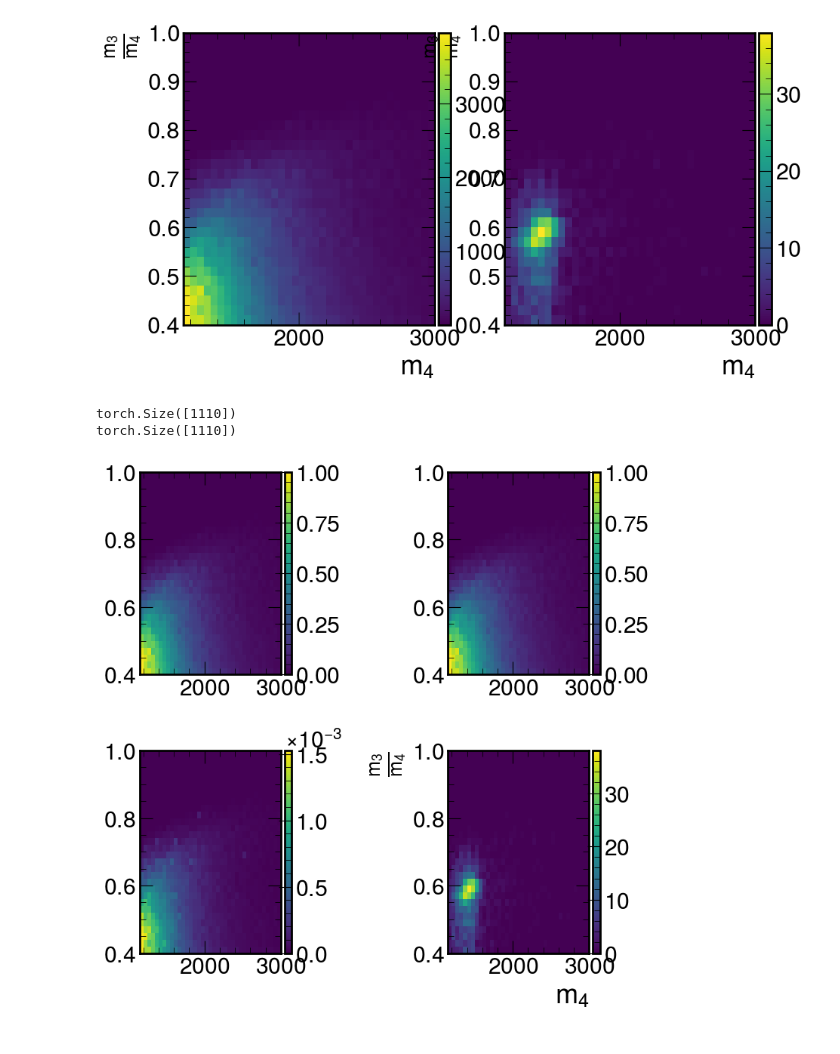
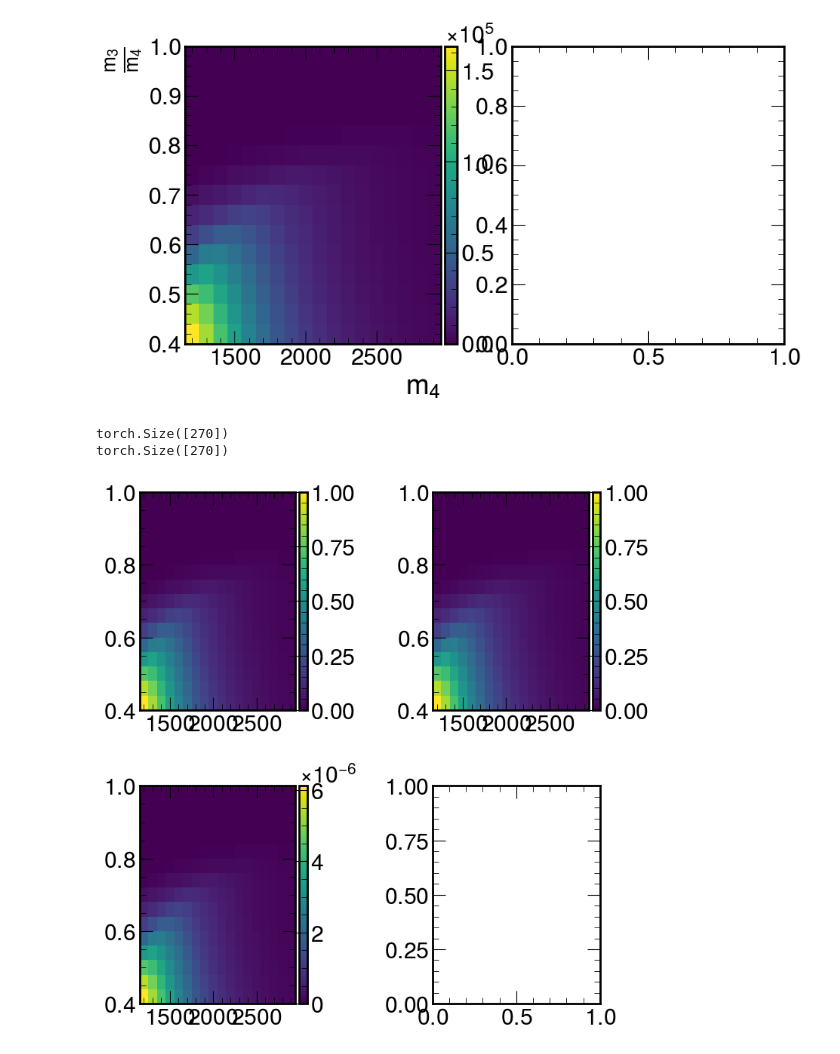
Before and after one commit to UMN-CMS/SingleStopCoffea, a Jupyter notebook: notebooks/multidim_fit.ipynb, the cells around one changed output. Cells and saved outputs as stored; diff of their text form; code cells hidden in the pictures.

```diff
--- a/notebooks/multidim_fit.ipynb
+++ b/notebooks/multidim_fit.ipynb
@@ -16,8 +16,5 @@ from analyzer.datasets import SampleManager
 import math
 import torch
 import gpytorch
-from analyzer.plotting.core_plots import *
-loadStyles()
-import matplotlib
 from torch.masked import masked_tensor, as_masked_tensor
-matplotlib.rcParams['figure.figsize'] = (3, 3)
+import numpy as np
@@ -24,7 +31,7 @@ matplotlib.rcParams['figure.figsize'] = (3, 3)
 # %%
 from fitting import regression
 # %%
-res = AnalysisResult.fromFile("../results/newanalyzer.pkl")
+res = AnalysisResult.fromFile("../results/control.pkl")
 # %%
 sample_manager = SampleManager()
 sample_manager.loadSamplesFromDirectory("../datasets")
@@ -33,17 +42,20 @@ hists = res.getMergedHistograms(sample_manager)
 # %%
+bkg_name="CR0b_Data2018"
 complete_hist = hists["ratio_m14_vs_m24"]
 narrowed = hist
-#orig =  m14_vs_m24[...,hist.loc(1100):hist.loc(2500),hist.loc(400):hist.loc(2000)]
+#orig =  complete_hist[...,hist.loc(1100):hist.loc(2500),hist.loc(400):hist.loc(2000)]
 #orig =  complete_hist[...,hist.loc(0):hist.loc(3000),hist.loc(0):hist.loc(1)]
 orig =  complete_hist[...,hist.loc(1150):hist.loc(3000),hist.loc(0.4):hist.loc(1)]
 #orig = orig / orig.values().max()
 #orig =  complete_hist[...,hist.loc(1150):hist.loc(3000),hist.loc(400):hist.loc(3000)]#orig =  complete_hist[...,hist.loc(0):hist.loc(3000),hist.loc(0):hist.loc(3000)]
 narrowed = orig
-narrowed = orig[...,::hist.rebin(1),::hist.rebin(1)]
-qcd_hist = narrowed["Skim_QCDInclusive2018",...]
-orig_qcd_hist = orig["Skim_QCDInclusive2018",...]
+#narrowed = orig[...,::hist.rebin(15),::hist.rebin(12)]
+narrowed = orig[...,::hist.rebin(2),::hist.rebin(2)]
 
-sig_hist = narrowed["signal_312_1500_900",...]
+qcd_hist = narrowed[bkg_name,...]
+orig_qcd_hist = orig[bkg_name,...]
 
-qcd_hist = narrowed["Skim_QCDInclusive2018",...] + 0 * sig_hist
+#sig_hist = narrowed["signal_312_1500_900",...]
+
+qcd_hist = narrowed[bkg_name,...]
 # %%
@@ -56,7 +71,7 @@ def addColorbar(ax, vals):
 # %%
 fig,ax= plt.subplots(1,2,figsize=(10,5))
 _ = drawAs2DHist(ax[0], PlotObject.fromHist(qcd_hist))
-_ = drawAs2DHist(ax[1], PlotObject.fromHist(sig_hist))
+#_ = drawAs2DHist(ax[1], PlotObject.fromHist(sig_hist))
 # %% [output]
-[figure, old version]
+[figure, new version]
 # %%
@@ -65,5 +83,4 @@ sig_values = torch.from_numpy(sig_hist.values()).T
 # %%
-from analyzer.plotting.core_plots import *
 fig,ax = plt.subplots(2,2, figsize=(8,8))
 def simpleGrid(ax, edges,iny):
     X,Y = np.meshgrid(*edges)
@@ -80,9 +97,9 @@ simpleGrid(ax[0,0],test.edges, test.outputs)
 simpleGrid(ax[0,1],test.edges, np.ma.masked_where(torch.flatten(centers_mask), test.outputs))
 simpleGrid(ax[1,0],test.edges, test.variances)
 
-drawAs2DHist(ax[1,1], PlotObject.fromHist(sig_hist))
+#drawAs2DHist(ax[1,1], PlotObject.fromHist(sig_hist))
 fig.tight_layout()
 # %% [output]
-torch.Size([1110])
-torch.Size([1110])
+torch.Size([270])
+torch.Size([270])
-[figure, old version]
+[figure, new version]
```
Also changed, not shown: parts of 13 cells of this notebook, 5 other files.
